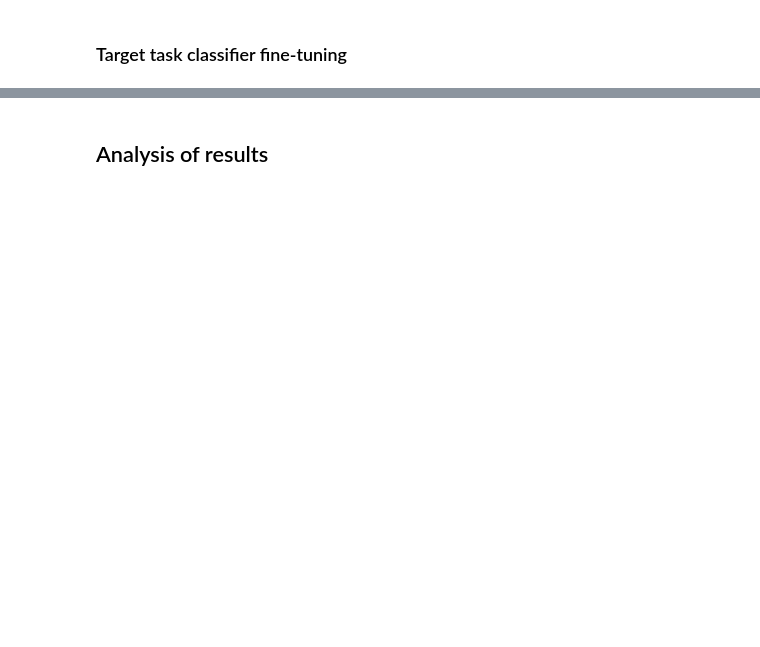
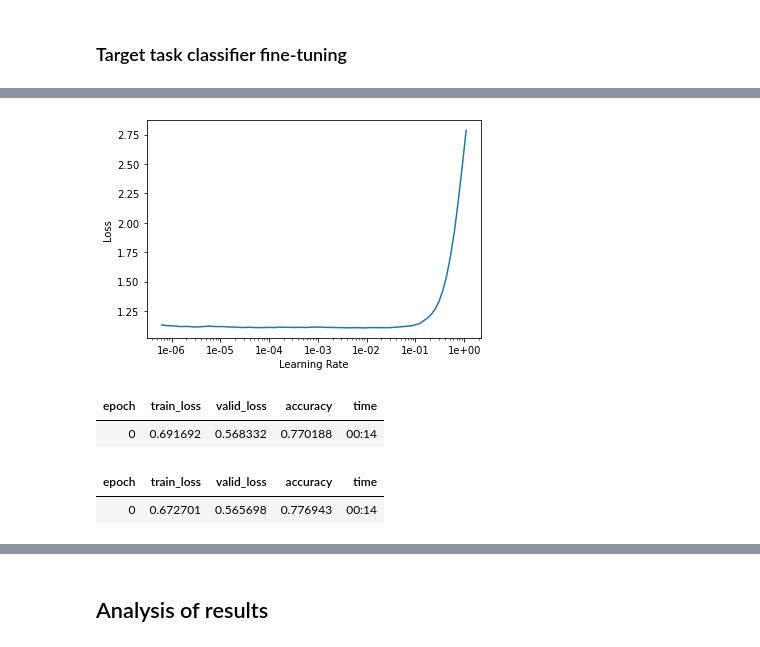
Before and after one commit to kwulffert/ULMFiT_Sentiment_Analysis, a Jupyter notebook: ULMFiT_Sentiment_Analysis.ipynb, the cells around one changed output, grey strips where cells are left out. Cells and saved outputs as stored; diff of their text form; code cells hidden in the pictures; blank space fills up the shorter version.

Commit message:
Implemented and tested classifier

```diff
--- a/ULMFiT_Sentiment_Analysis.ipynb
+++ b/ULMFiT_Sentiment_Analysis.ipynb
@@ -307,0 +338,2 @@ len(data_lm.vocab.itos)
+# %%
+data_class = load_data(folder, "data_class.pkl", bs=bs)
@@ -312,2 +443,9 @@ len(data_lm.vocab.itos)
 # %% [markdown]
 ### Target task classifier fine-tuning
+# %%
+# Initialize classifier model using the fine-tuned language model
+# I am using the AWD_LSTM model with 50% dropout
+learn = text_classifier_learner(data_class, arch=AWD_LSTM, drop_mult=0.5)
+# %%
+learn.load_encoder('tweet_lm_fine_tuned_enc')
+learn.freeze()
@@ -313,0 +459,9 @@ len(data_lm.vocab.itos)
+# %%
+learn.recorder.plot()
+# %% [output]
+[figure, added]
+# %%
+learn.fit_one_cycle(1, 1e-2, moms=(0.8,0.7))
+# %% [output]
+| epoch | train_loss | valid_loss | accuracy | time |
+| 0 | 0.691692 | 0.568332 | 0.770188 | 00:14 |
@@ -313,0 +472,6 @@ len(data_lm.vocab.itos)
+# %%
+learn.freeze_to(-1)
+learn.fit_one_cycle(1, slice(5e-3/(2.6**4),5e-3), moms=(0.8,0.7))
+# %% [output]
+| epoch | train_loss | valid_loss | accuracy | time |
+| 0 | 0.672701 | 0.565698 | 0.776943 | 00:14 |
```
Also changed, not shown: parts of 67 cells of this notebook.
